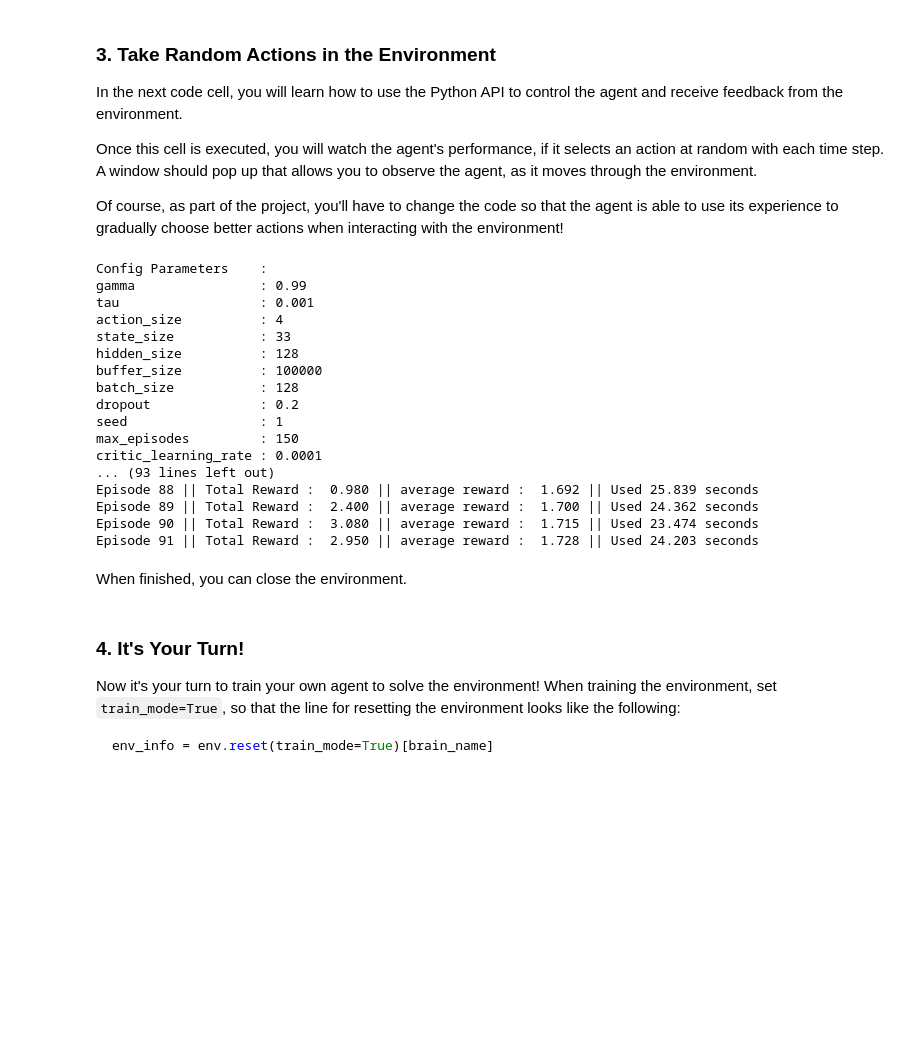
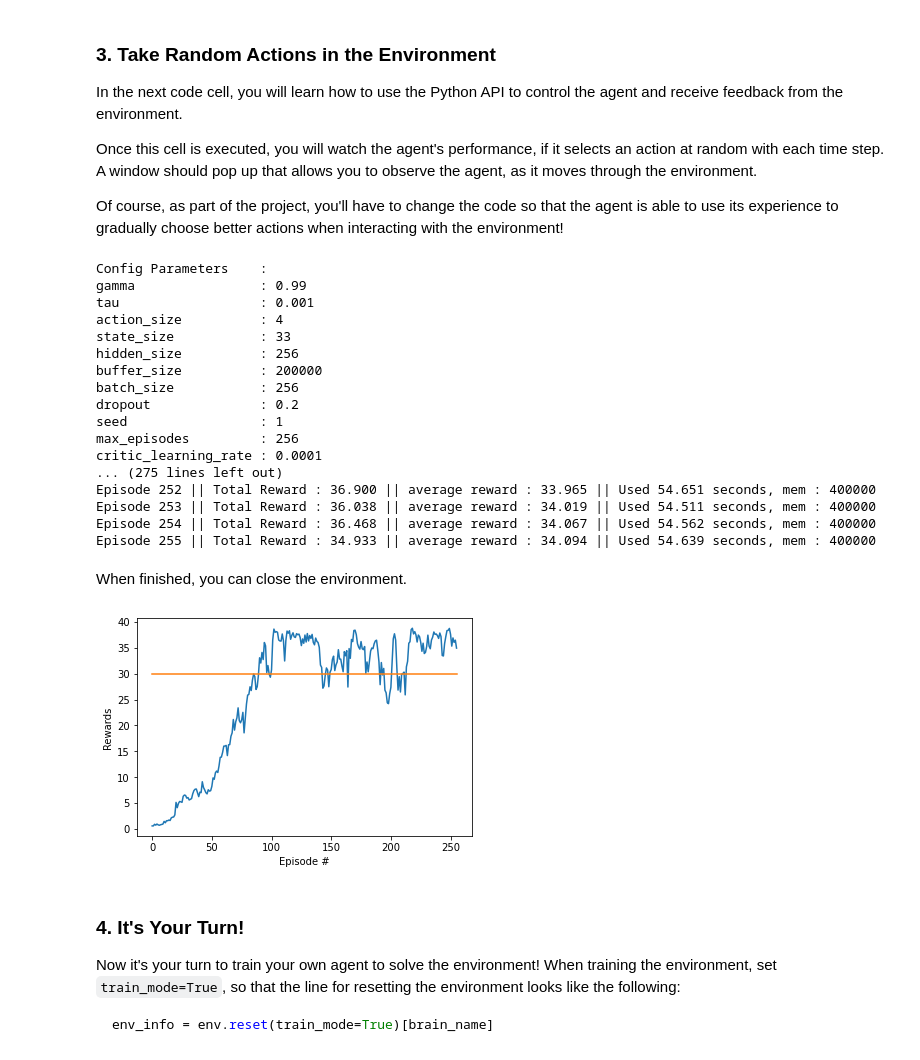
Before and after one commit to shartjen/Reacher-DDPG, a Jupyter notebook: Continuous_Control.ipynb, the cells around one changed output. Saved outputs shown, nothing was run; the diff lists cells and outputs as text; code cells hidden in the pictures; blank space fills up the shorter version.

````diff
--- a/Continuous_Control.ipynb
+++ b/Continuous_Control.ipynb
@@ -27,7 +27,7 @@ For instance, if you are using a Mac, then you downloaded `Reacher.app`.  If thi
 env = UnityEnvironment(file_name="Reacher.app")
 ```
 # %%
-RunMultiAgent = False
+RunMultiAgent = True
 if RunMultiAgent:
     print('Starting Multi-Agent-Unity-Environment')
     env_file_name = "Reacher_Windows_x86_64_Multi/Reacher.exe"
@@ -147,12 +147,12 @@ config = {
     'tau'                 : 1e-3,
     'action_size'         : action_size,
     'state_size'          : state_size,
-    'hidden_size'         : 128,
-    'buffer_size'         : 100000,
-    'batch_size'          : 128,
+    'hidden_size'         : 256,
+    'buffer_size'         : 200000,
+    'batch_size'          : 256,
     'dropout'             : 0.2,
     'seed'                : 1,
-    'max_episodes'        : 150,
+    'max_episodes'        : 256,
     'critic_learning_rate': 1e-4,
     'actor_learning_rate' : 1e-4,
     'num_agents'          : num_agents,
@@ -164,7 +164,6 @@ def print_config(config):
     for c,k in config.items():
         print('{:20s} : {}'.format(c,k))
 
-# for j in range(20):
 print_config(config)
 agent = ddpg_Agent(env, config)
 # cProfile.run("all_rewards = agent.train()",'PerfStats')
@@ -172,7 +171,7 @@ all_rewards = agent.train()
 
 if False:
     config_alt = dict(config)
-    config_alt['dropout'] = 0.3
+    config_alt['critic_learning_rate'] = 3e-4
     print_config(config_alt)
     agent = ddpg_Agent(env, config_alt)
     all_rewards = agent.train()
@@ -182,34 +181,37 @@ gamma                : 0.99
 tau                  : 0.001
 action_size          : 4
 state_size           : 33
-hidden_size          : 128
-buffer_size          : 100000
-batch_size           : 128
+hidden_size          : 256
+buffer_size          : 200000
+batch_size           : 256
 dropout              : 0.2
 seed                 : 1
-max_episodes         : 150
+max_episodes         : 256
 critic_learning_rate : 0.0001
-... (93 lines left out)
-Episode 88 || Total Reward :  0.980 || average reward :  1.692 || Used 25.839 seconds
-Episode 89 || Total Reward :  2.400 || average reward :  1.700 || Used 24.362 seconds
-Episode 90 || Total Reward :  3.080 || average reward :  1.715 || Used 23.474 seconds
-Episode 91 || Total Reward :  2.950 || average reward :  1.728 || Used 24.203 seconds
+... (275 lines left out)
+Episode 252 || Total Reward : 36.900 || average reward : 33.965 || Used 54.651 seconds, mem : 400000
+Episode 253 || Total Reward : 36.038 || average reward : 34.019 || Used 54.511 seconds, mem : 400000
+Episode 254 || Total Reward : 36.468 || average reward : 34.067 || Used 54.562 seconds, mem : 400000
+Episode 255 || Total Reward : 34.933 || average reward : 34.094 || Used 54.639 seconds, mem : 400000
 # %% [markdown]
 When finished, you can close the environment.
 # %%
 import matplotlib.pyplot as plt
 import torch
 plt.ion()
 
 fig = plt.figure()
 ax = fig.add_subplot(111)
 plt.plot(np.arange(len(all_rewards)), all_rewards)
+plt.plot(np.arange(len(all_rewards)), 30*np.ones(len(all_rewards)))
 plt.ylabel('Rewards')
 plt.xlabel('Episode #')
 plt.show()
 
 
 env.close()
+# %% [output]
+[figure, added]
 # %% [markdown]
 ### 4. It's Your Turn!
 
````
Also changed, not shown: parts of 2 cells of this notebook.
